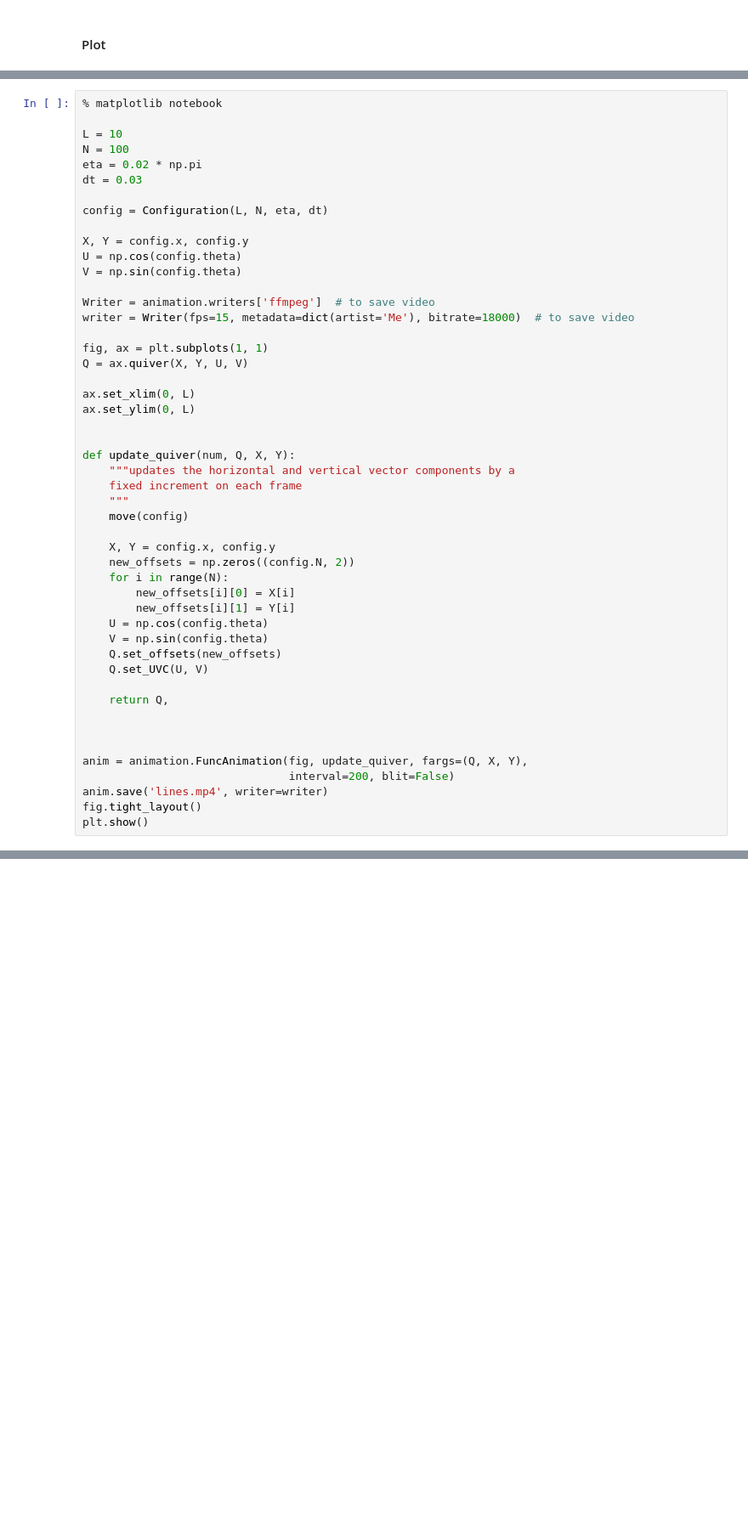
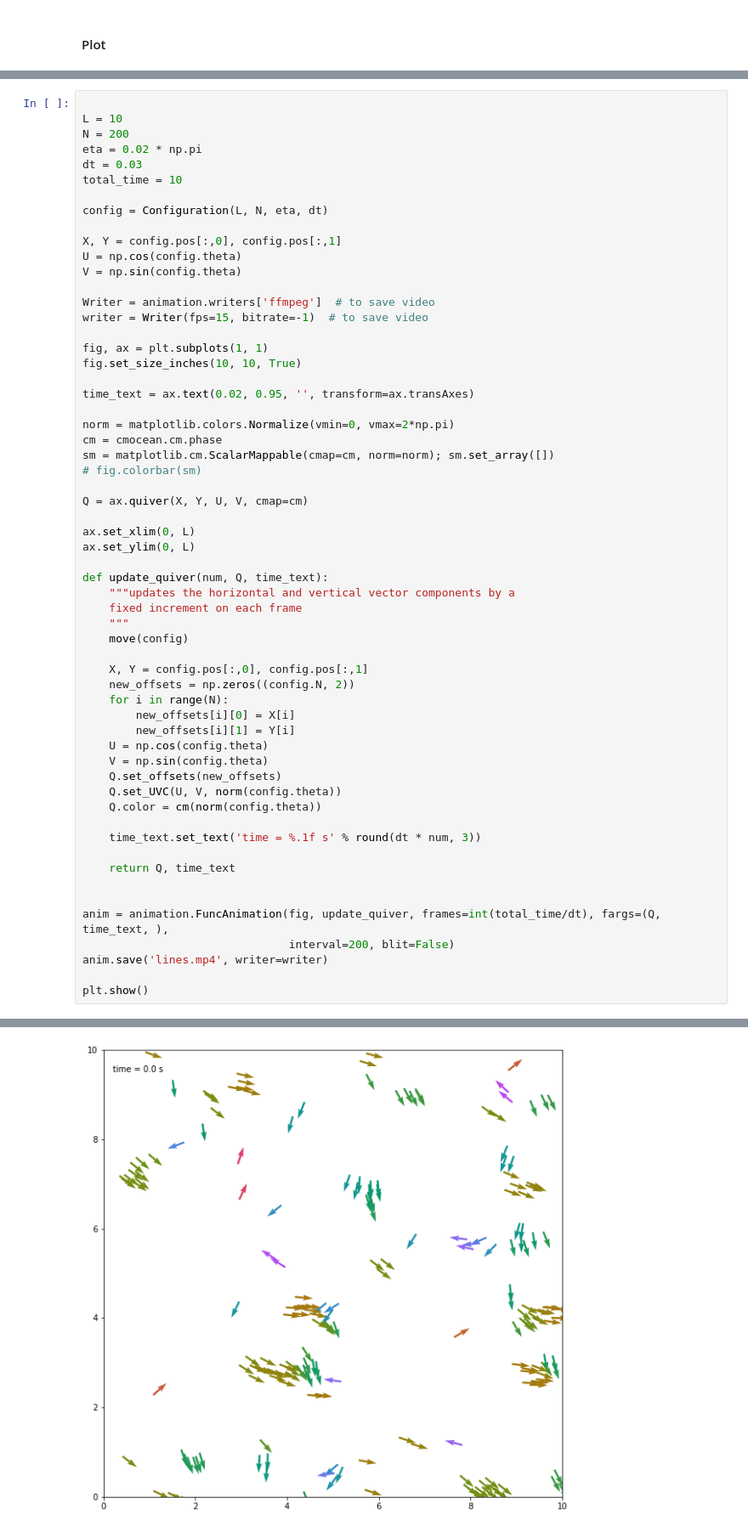
Before and after one commit to quentinlouis/PHY571---Birds, a Jupyter notebook: PHY571 Project.ipynb, the cells around one changed output, grey strips where cells are left out. Shown at 85% size. Cells and saved outputs as stored; diff of their text form; blank space fills up the shorter version.

```diff
--- a/PHY571 Project.ipynb
+++ b/PHY571 Project.ipynb
@@ -120,34 +123,42 @@ import matplotlib.animation as animation
 # %%
-% matplotlib notebook
 
 L = 10
-N = 100
+N = 200
 eta = 0.02 * np.pi
 dt = 0.03
+total_time = 10
 
 config = Configuration(L, N, eta, dt)
 
-X, Y = config.x, config.y
+X, Y = config.pos[:,0], config.pos[:,1]
 U = np.cos(config.theta)
 V = np.sin(config.theta)
 
 Writer = animation.writers['ffmpeg']  # to save video
-writer = Writer(fps=15, metadata=dict(artist='Me'), bitrate=18000)  # to save video
+writer = Writer(fps=15, bitrate=-1)  # to save video
 
 fig, ax = plt.subplots(1, 1)
-Q = ax.quiver(X, Y, U, V)
+fig.set_size_inches(10, 10, True)
+
+time_text = ax.text(0.02, 0.95, '', transform=ax.transAxes)
+
+norm = matplotlib.colors.Normalize(vmin=0, vmax=2*np.pi)
+cm = cmocean.cm.phase
+sm = matplotlib.cm.ScalarMappable(cmap=cm, norm=norm); sm.set_array([])
+# fig.colorbar(sm)
+
+Q = ax.quiver(X, Y, U, V, cmap=cm)
 
 ax.set_xlim(0, L)
 ax.set_ylim(0, L)
 
-
-def update_quiver(num, Q, X, Y):
+def update_quiver(num, Q, time_text):
     """updates the horizontal and vertical vector components by a
     fixed increment on each frame
     """
     move(config)
 
-    X, Y = config.x, config.y
+    X, Y = config.pos[:,0], config.pos[:,1]
     new_offsets = np.zeros((config.N, 2))
     for i in range(N):
         new_offsets[i][0] = X[i]
@@ -155,15 +166,17 @@ def update_quiver(num, Q, X, Y):
     U = np.cos(config.theta)
     V = np.sin(config.theta)
     Q.set_offsets(new_offsets)
-    Q.set_UVC(U, V)
+    Q.set_UVC(U, V, norm(config.theta))
+    Q.color = cm(norm(config.theta))
 
-    return Q,
+    time_text.set_text('time = %.1f s' % round(dt * num, 3))
+
+    return Q, time_text
 
 
-
-anim = animation.FuncAnimation(fig, update_quiver, fargs=(Q, X, Y),
+anim = animation.FuncAnimation(fig, update_quiver, frames=int(total_time/dt), fargs=(Q, time_text, ),
                                interval=200, blit=False)
 anim.save('lines.mp4', writer=writer)
-fig.tight_layout()
+
 plt.show()
 # %% [output]
@@ -171,0 +183 @@ plt.show()
+[figure, added]
```
Also changed, not shown: parts of 9 cells of this notebook.
